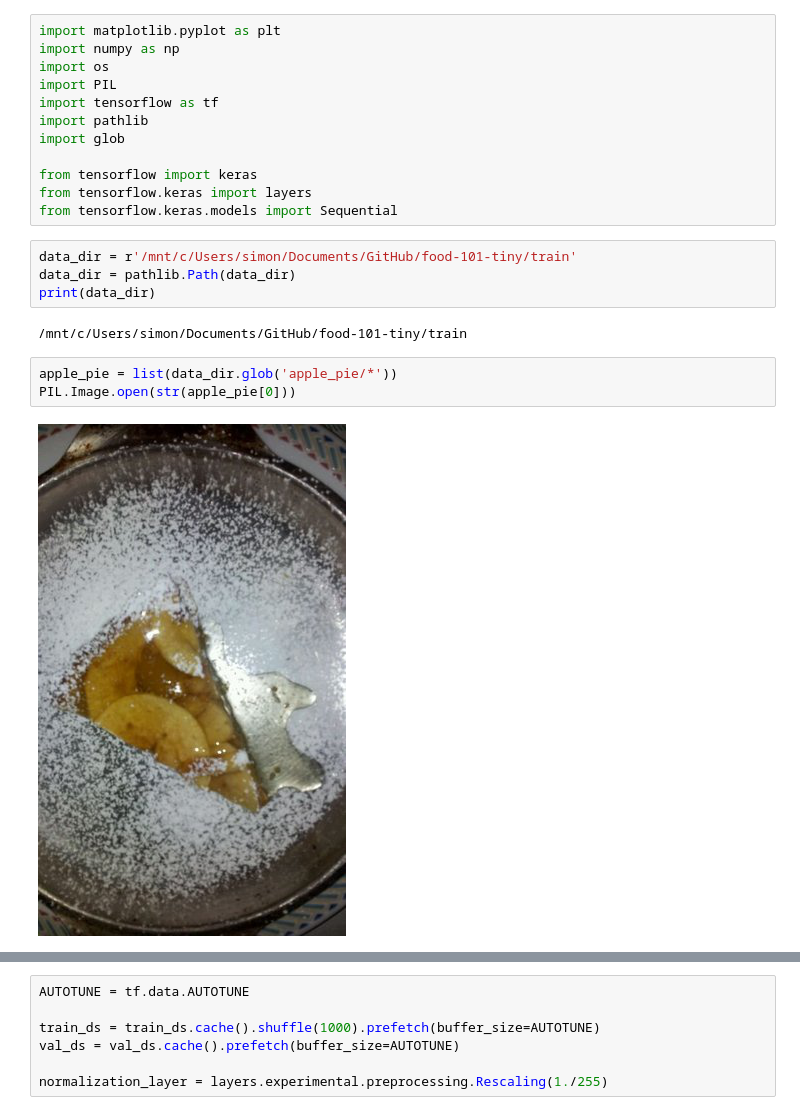
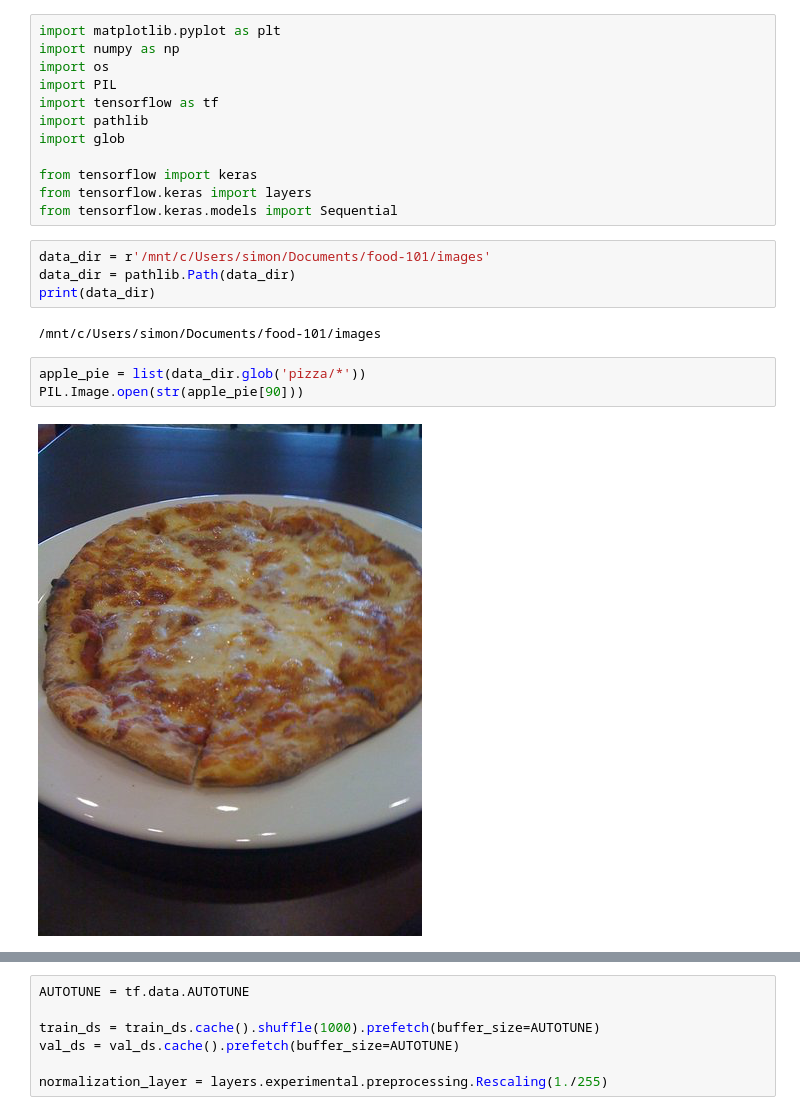
Before and after one commit to Harvard-DCE-BIWADA/S14A2021-foodifier, a Jupyter notebook: notebooks/tensorflow_model_way_overfitted_very_bad.ipynb, the cells around one changed output, grey strips where cells are left out. Drawn from its saved outputs; the diff is of its cells as text.

```diff
--- a/notebooks/tensorflow_model_way_overfitted_very_bad.ipynb
+++ b/notebooks/tensorflow_model_way_overfitted_very_bad.ipynb
@@ -11,14 +11,14 @@ from tensorflow import keras
 from tensorflow.keras import layers
 from tensorflow.keras.models import Sequential
 # %%
-data_dir = r'/mnt/c/Users/simon/Documents/GitHub/food-101-tiny/train'
+data_dir = r'/mnt/c/Users/simon/Documents/food-101/images'
 data_dir = pathlib.Path(data_dir)
 print(data_dir)
 # %% [output]
-/mnt/c/Users/simon/Documents/GitHub/food-101-tiny/train
+/mnt/c/Users/simon/Documents/food-101/images
 # %%
-apple_pie = list(data_dir.glob('apple_pie/*'))
-PIL.Image.open(str(apple_pie[0]))
+apple_pie = list(data_dir.glob('pizza/*'))
+PIL.Image.open(str(apple_pie[90]))
 # %% [output]
-[figure, old version]
+[figure, new version]
 # %%
```
Also changed, not shown: parts of 8 cells of this notebook, 9 other files.
